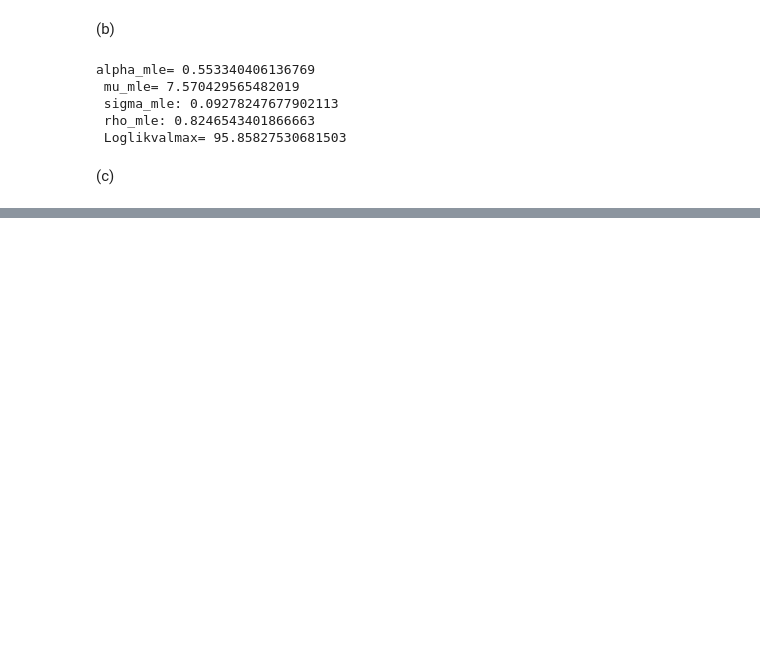
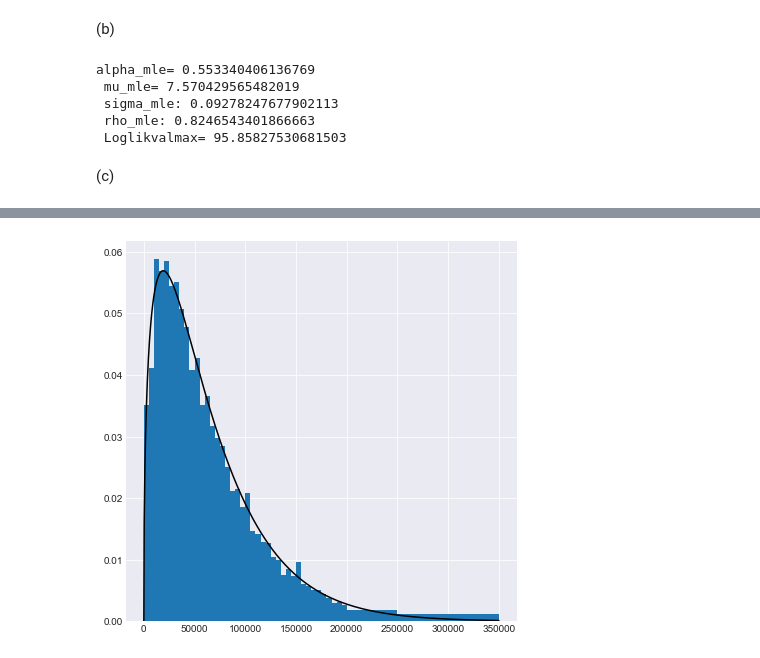
Before and after one commit to TimMunday/BootCamp2018, a Jupyter notebook: ProbSets/Econ/Week5/Structural estimation.ipynb, the cells around one changed output, grey strips where cells are left out. Saved outputs shown, nothing was run; the diff lists cells and outputs as text; code cells hidden in the pictures; blank space fills up the shorter version.

```diff
--- a/ProbSets/Econ/Week5/Structural estimation.ipynb
+++ b/ProbSets/Econ/Week5/Structural estimation.ipynb
@@ -341,0 +499,34 @@ print(cdf, prob) #probability very close to 1
+# %%
+def model_momentsGA(xvals, alpha, beta):
+
+    pdf_vals = 1/((beta ** alpha) * math.gamma(alpha)) * (xvals ** (alpha - 1)) * np.exp(-xvals/beta)
+
+    return 5000 * pdf_vals
+
+def err_vecGA(alpha, beta, perc, simple = False):
+    modelpcts = model_momentsGA(incdata.mid, alpha, beta)
+
+    if simple:
+        err_vec1 = modelpcts - perc
+    else:
+        err_vec1 = (modelpcts - perc)/perc
+    return err_vec1
+
+def critGA(params, *args):
+    alpha, beta = params
+    pcts, W = args
+    err = err_vecGA(alpha, beta, pcts)
+    crit_val = np.dot(np.dot(err.T, W),err)
+    return crit_val
+
+alpha_init = 3.0
+beta_init = 20000
+params_init_c = np.array([alpha_init, beta_init])
+gmm_args_c = (incdata.perc, W_b)
+
+results_c = opt.minimize(critGA, params_init_c, args=(gmm_args_c),
+                       method='L-BFGS-B', bounds=((1e-8, None), (1e-8, None)))
+
+alpha_gmm_c, beta_gmm_c = results_c.x
+
+results_c
@@ -341,0 +549,10 @@ print(cdf, prob) #probability very close to 1
+# %%
+x = np.linspace(0.000001,350000,1000)
+y = model_momentsGA(x, alpha_gmm_c, beta_gmm_c)
+
+plt.subplots(figsize=(7, 7))
+plt.bar(incdata.mid, bar_perc, width=widths*1000, align='center')
+plt.plot(x,y, 'k-')
+plt.show()
+# %% [output]
+[figure, added]
```
Also changed, not shown: parts of 28 cells of this notebook.
